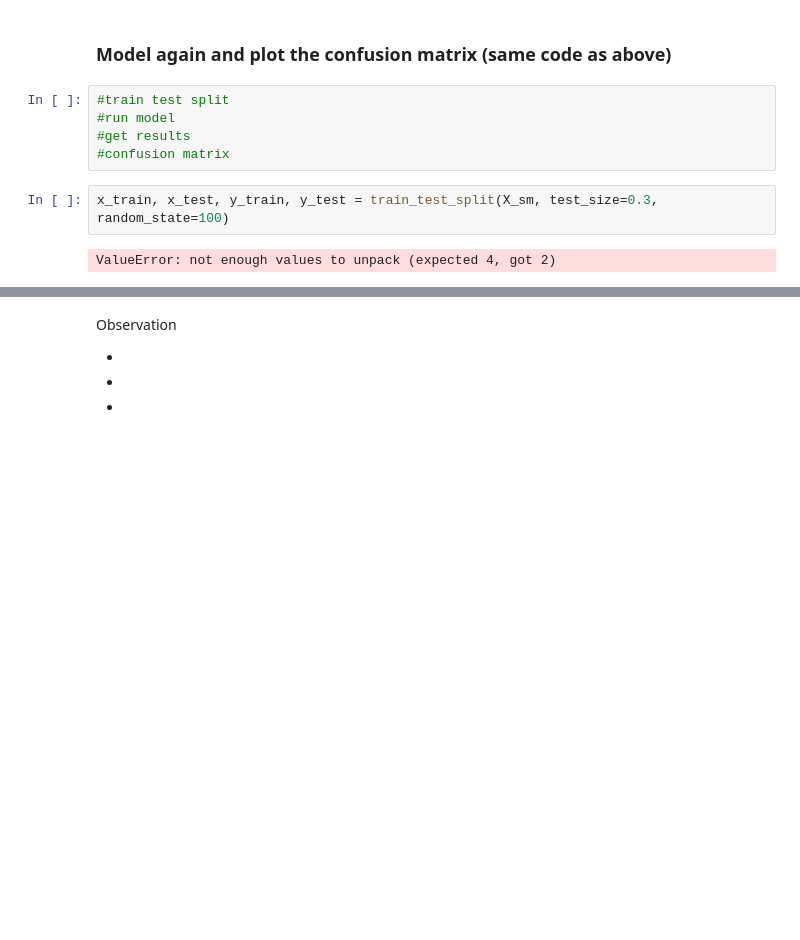
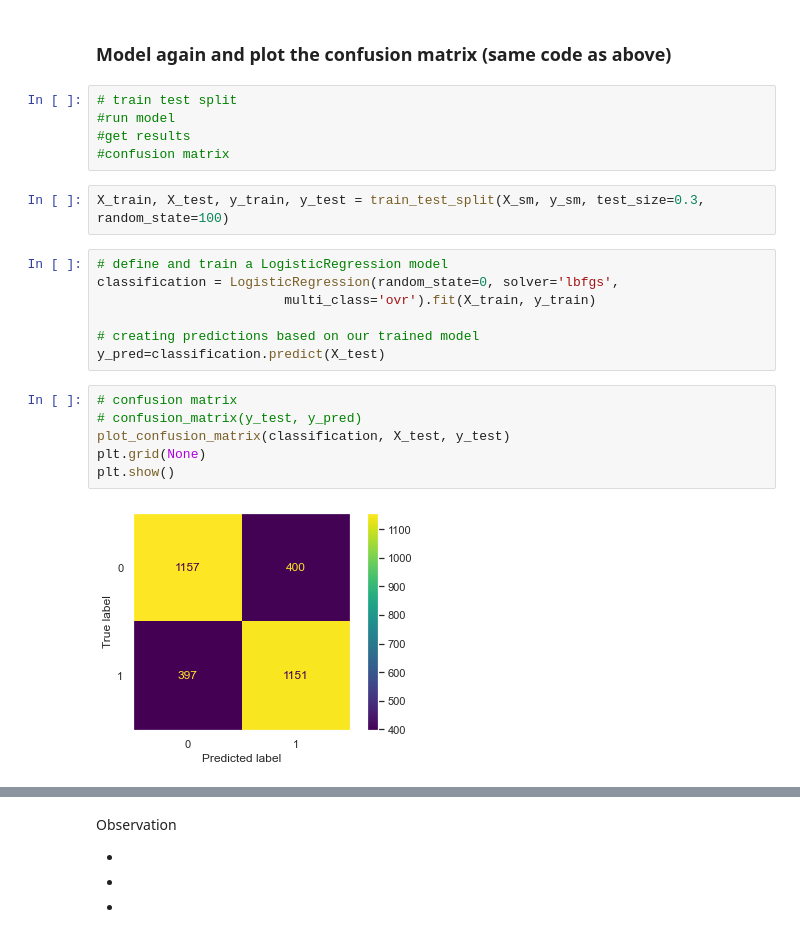
Before and after one commit to mmartammarti/IronMarta, a Jupyter notebook: Day_18_/imbalanced_classes_sampling_techniques.ipynb, the cells around one changed output, grey strips where cells are left out. Cells and saved outputs as stored; diff of their text form; blank space fills up the shorter version.

```diff
--- a/Day_18_/imbalanced_classes_sampling_techniques.ipynb
+++ b/Day_18_/imbalanced_classes_sampling_techniques.ipynb
@@ -162,11 +167,24 @@ Name: Churn, dtype: int64
 # %% [markdown]
 ### Model again and plot the confusion matrix (same code as above)
 # %%
-#train test split
+# train test split
 #run model
 #get results
 #confusion matrix
 # %%
-x_train, x_test, y_train, y_test = train_test_split(X_sm, test_size=0.3, random_state=100)
+X_train, X_test, y_train, y_test = train_test_split(X_sm, y_sm, test_size=0.3, random_state=100)
-# %% [output]
-ValueError: not enough values to unpack (expected 4, got 2)
+# %%
+# define and train a LogisticRegression model
+classification = LogisticRegression(random_state=0, solver='lbfgs',
+                        multi_class='ovr').fit(X_train, y_train)
+
+# creating predictions based on our trained model
+y_pred=classification.predict(X_test)
+# %%
+# confusion matrix
+# confusion_matrix(y_test, y_pred)
+plot_confusion_matrix(classification, X_test, y_test)
+plt.grid(None)
+plt.show()
+# %% [output]
+[figure, added]
```
Also changed, not shown: parts of 10 cells of this notebook, 35 other files.
